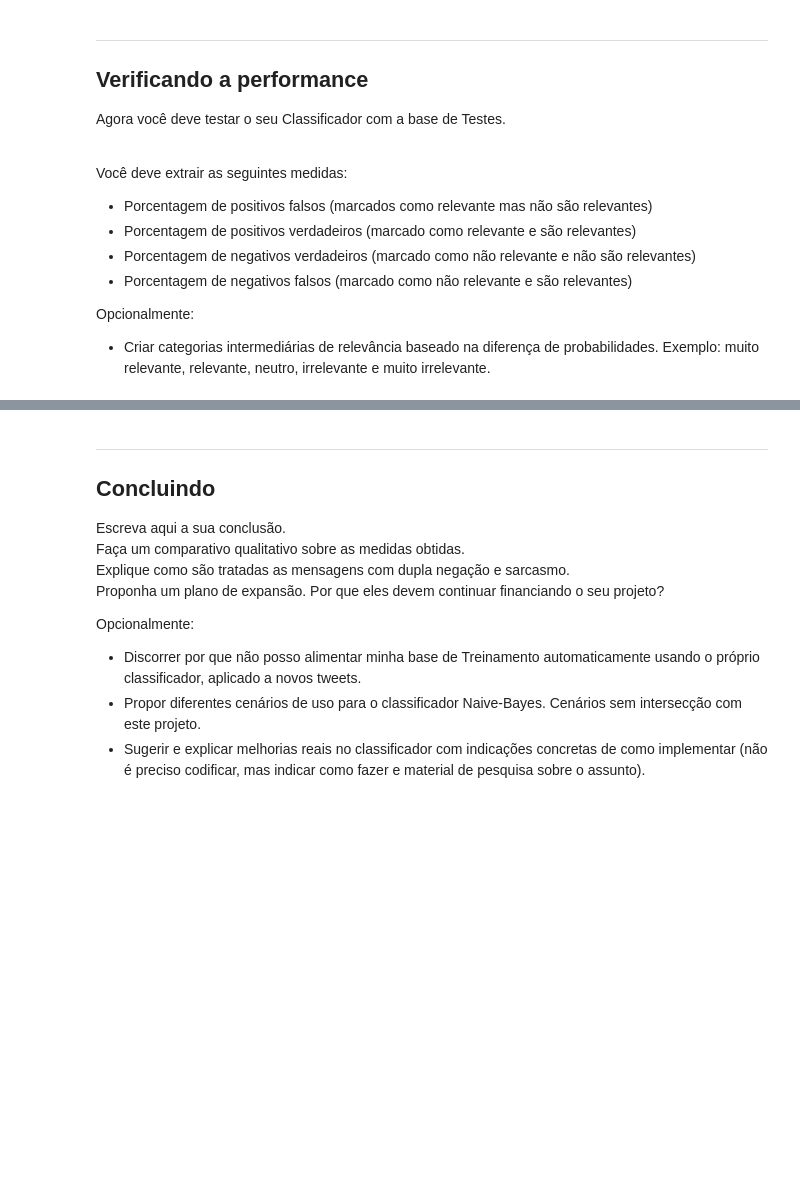
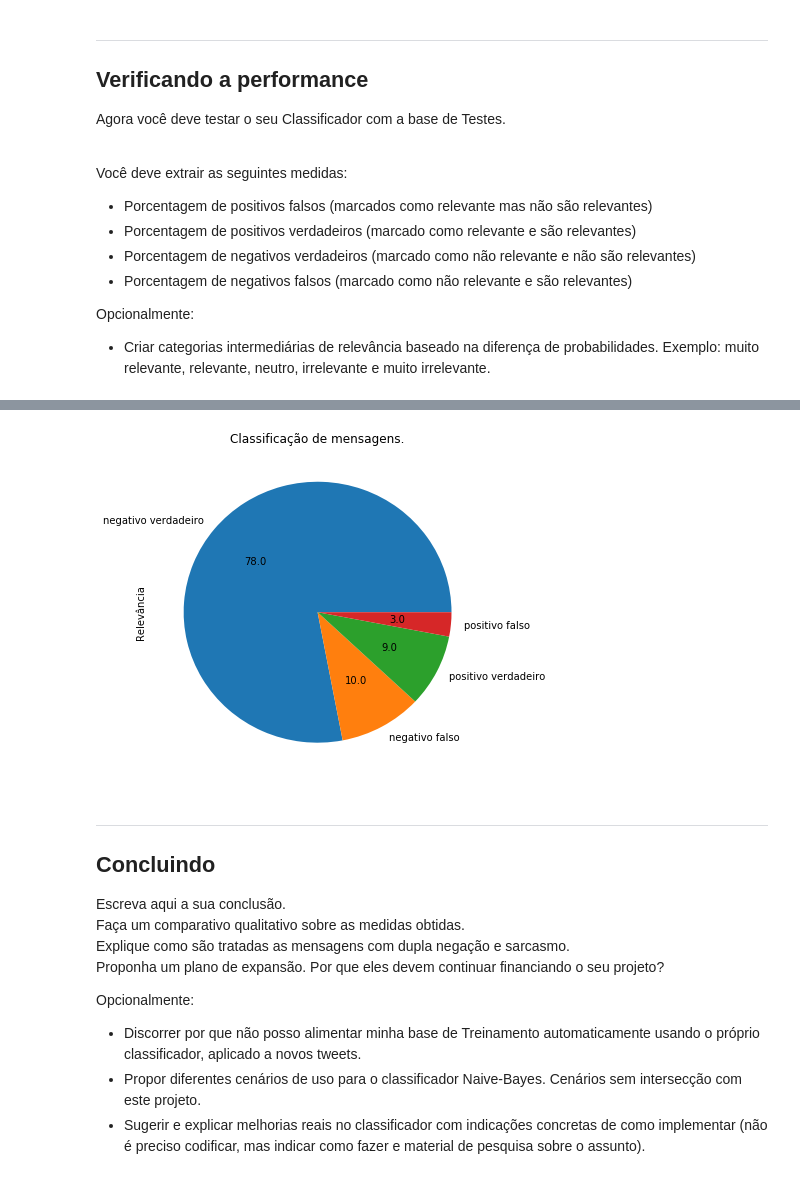
Before and after one commit to Marcompp/TrabalhodeDados, a Jupyter notebook: Projeto02.ipynb, the cells around one changed output, grey strips where cells are left out. Drawn from its saved outputs; the diff is of its cells as text; code cells hidden in the pictures; blank space fills up the shorter version.

```diff
--- a/Projeto02.ipynb
+++ b/Projeto02.ipynb
@@ -167,3 +338,23 @@ Opcionalmente:
+# %%
+listall=[]
+for e in range(len(listrel)):
+    if listrel[e]=="Relevante" or listrel[e]=="Muito Relevante":
+        listall.append('positivo verdadeiro')
+    elif listrel[e]=="Irrelevante" or listrel[e]=="Muito Irrelevante":
+        listall.append('negativo falso')
+for f in range(len(listirr)):
+    if listirr[f]=="Relevante" or listirr[f]=="Muito Relevante":
+        listall.append('positivo falso')
+    elif listirr[f]=="Irrelevante" or listirr[f]=='Muito Irrelevante':
+        listall.append('negativo verdadeiro')
+
+df3 = pd.DataFrame.from_dict({'Relevância':listall})
+df3 = df3['Relevância']
+df3 = (df3.value_counts(normalize=True)*100).round(decimals=1)#.reindex(['SIM','NÃO'])
+# Gráfico de Setor
+plot = df3.plot(kind='pie',title='Classificação de mensagens.',autopct='%.1f',figsize=(6, 6))
+# %% [output]
+[figure, added]
 # %% [markdown]
 ___
 ## Concluindo
```
Also changed, not shown: parts of 9 cells of this notebook, 1 other file.
